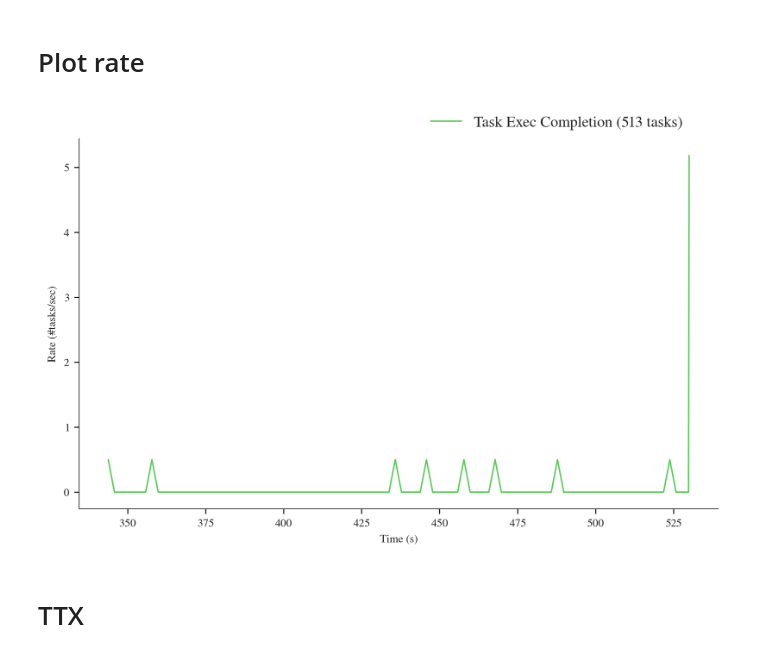
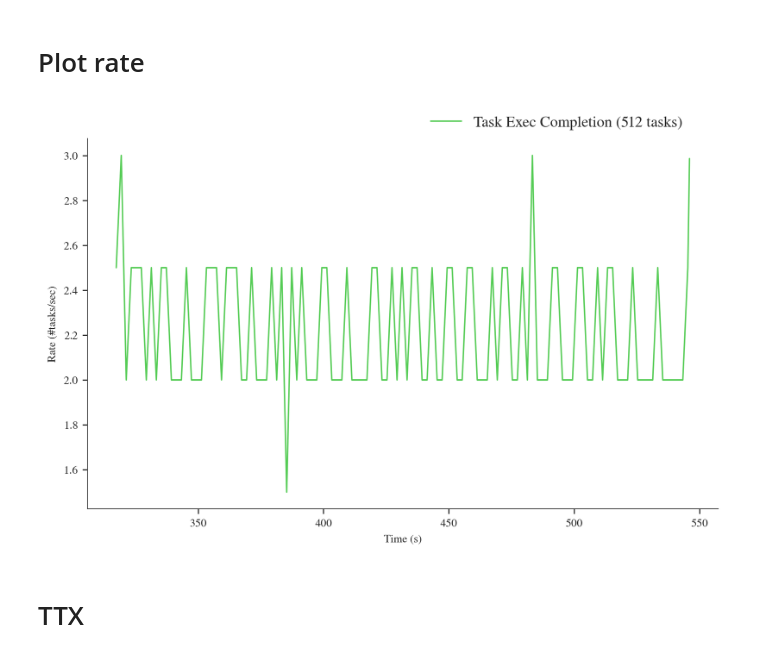
Before and after one commit to radical-experiments/ollama, a Jupyter notebook: polaris_experiments/analysis/plotting-DRAFT.ipynb, the cells around one changed output. Saved outputs shown, nothing was run; the diff lists cells and outputs as text; code cells hidden in the pictures.

```diff
--- a/polaris_experiments/analysis/plotting-DRAFT.ipynb
+++ b/polaris_experiments/analysis/plotting-DRAFT.ipynb
@@ -518,9 +518,9 @@ def exec_rate(data, save=True):
         fig.savefig(os.path.join('.', plot_name))
 # %%
 for k in ['8n']: #['1n', '2n', '4n', '8n']:
-    exec_rate(v, save=True)
+    exec_rate(data[k], save=True)
 # %% [output]
-[figure, old version]
+[figure, new version]
 # %% [markdown]
 # TTX
 # %%
```
